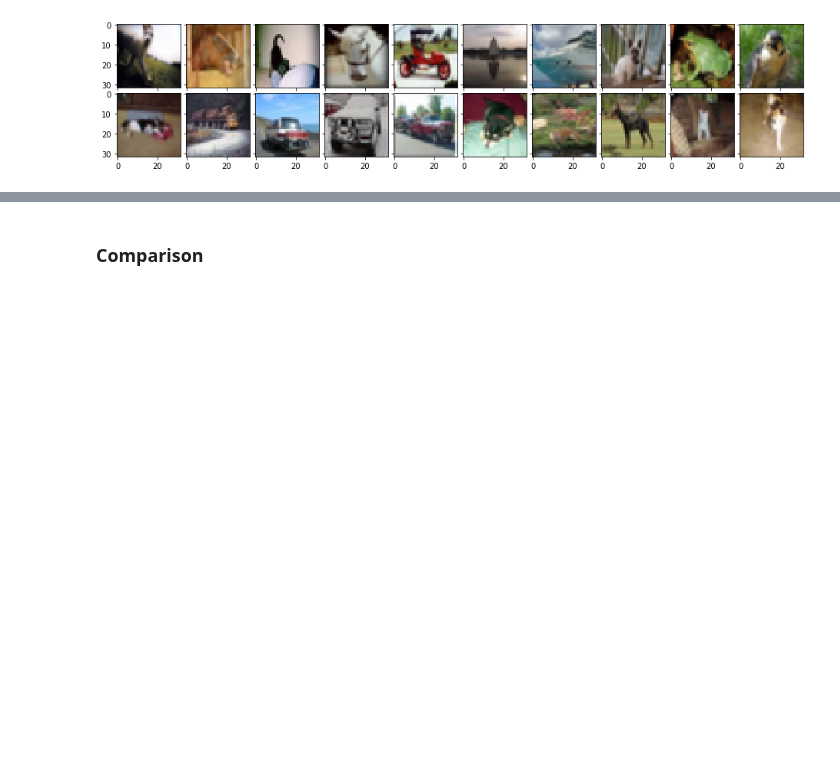
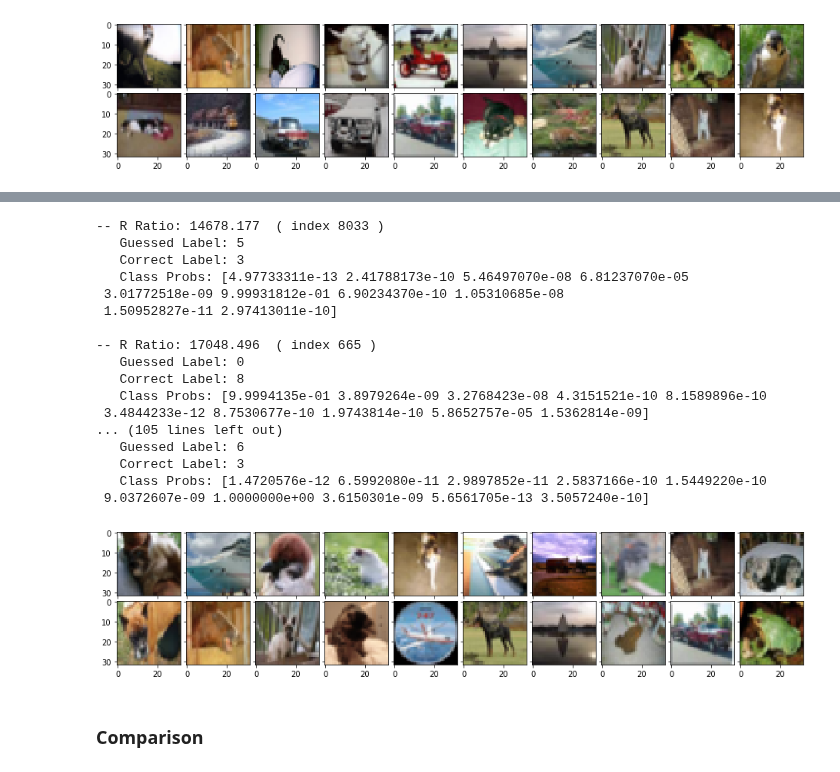
Before and after one commit to danzisar/w210-capstone, a Jupyter notebook: original_model_results/Reproducability_EDA.ipynb, the cells around one changed output, grey strips where cells are left out. Drawn from its saved outputs; the diff is of its cells as text; code cells hidden in the pictures; blank space fills up the shorter version.

```diff
--- a/original_model_results/Reproducability_EDA.ipynb
+++ b/original_model_results/Reproducability_EDA.ipynb
@@ -310,3 +343,24 @@ wrn_28_10_errors = error_by_r_score(npzfile)
+# %%
+pyramidnet_basic_110_84_errors = error_by_r_score(npzfile)
+# %% [output]
+-- R Ratio: 14678.177  ( index 8033 )
+   Guessed Label: 5
+   Correct Label: 3
+   Class Probs: [4.97733311e-13 2.41788173e-10 5.46497070e-08 6.81237070e-05
+ 3.01772518e-09 9.99931812e-01 6.90234370e-10 1.05310685e-08
+ 1.50952827e-11 2.97413011e-10]
+
+-- R Ratio: 17048.496  ( index 665 )
+   Guessed Label: 0
+   Correct Label: 8
+   Class Probs: [9.9994135e-01 3.8979264e-09 3.2768423e-08 4.3151521e-10 8.1589896e-10
+ 3.4844233e-12 8.7530677e-10 1.9743814e-10 5.8652757e-05 1.5362814e-09]
+... (105 lines left out)
+   Guessed Label: 6
+   Correct Label: 3
+   Class Probs: [1.4720576e-12 6.5992080e-11 2.9897852e-11 2.5837166e-10 1.5449220e-10
+ 9.0372607e-09 1.0000000e+00 3.6150301e-09 5.6561705e-13 3.5057240e-10]
+[figure, added]
 # %% [markdown]
 ### Comparison
 # %%
```
Also changed, not shown: parts of 9 cells of this notebook.
